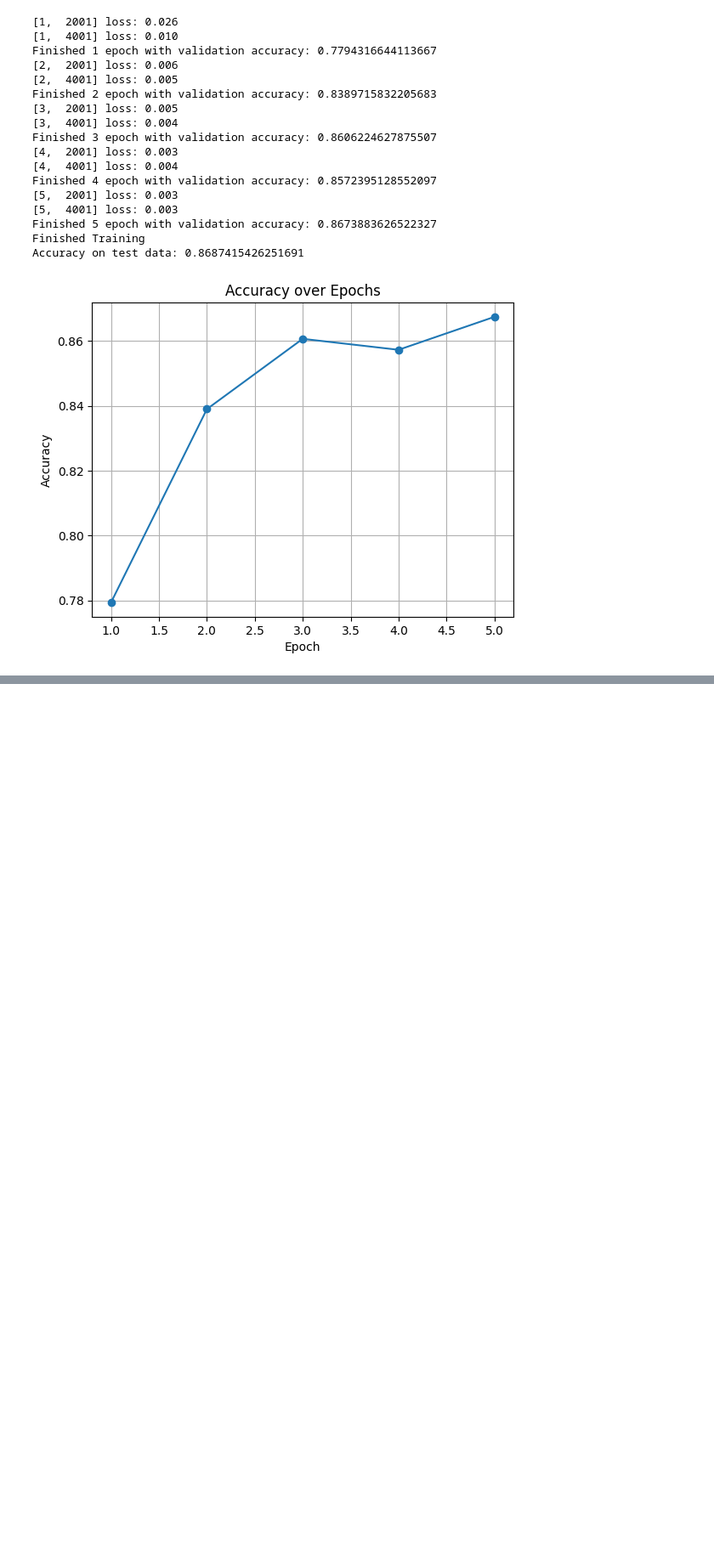
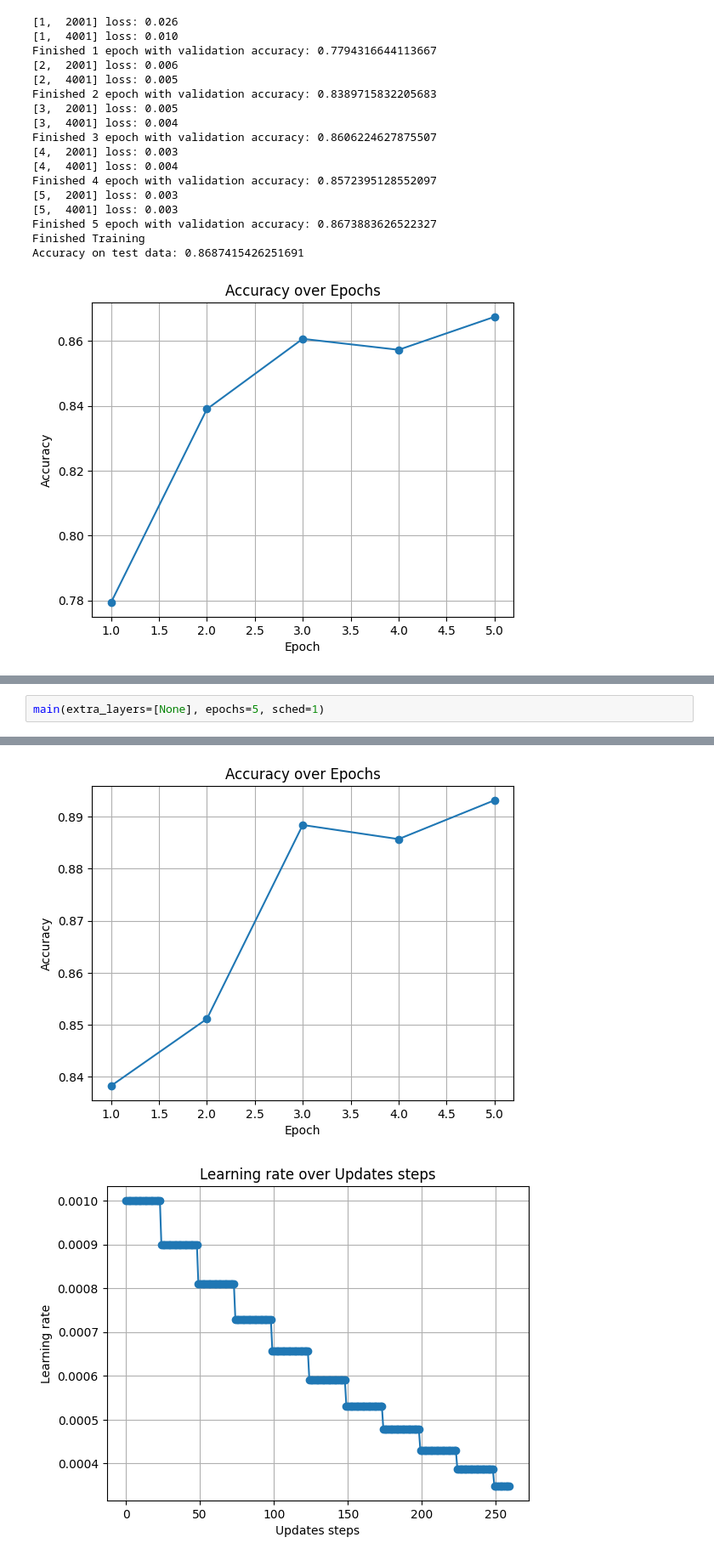
Before and after one commit to Casassarnau/semi-supervised-learning-oxford-IIIT-pet, a Jupyter notebook: breeds_classifier.ipynb, the cells around one changed output, grey strips where cells are left out. Shown at 85% size. Drawn from its saved outputs; the diff is of its cells as text; blank space fills up the shorter version.

```diff
--- a/breeds_classifier.ipynb
+++ b/breeds_classifier.ipynb
@@ -229,0 +282,3 @@ Accuracy on test data: 0.8687415426251691
+# %%
+main(extra_layers=[None], epochs=5, sched=1)
+# %% [output]
@@ -229,0 +302,2 @@ Accuracy on test data: 0.8687415426251691
+[figure, added]
+[figure, added]
```
Also changed, not shown: parts of 18 cells of this notebook.
